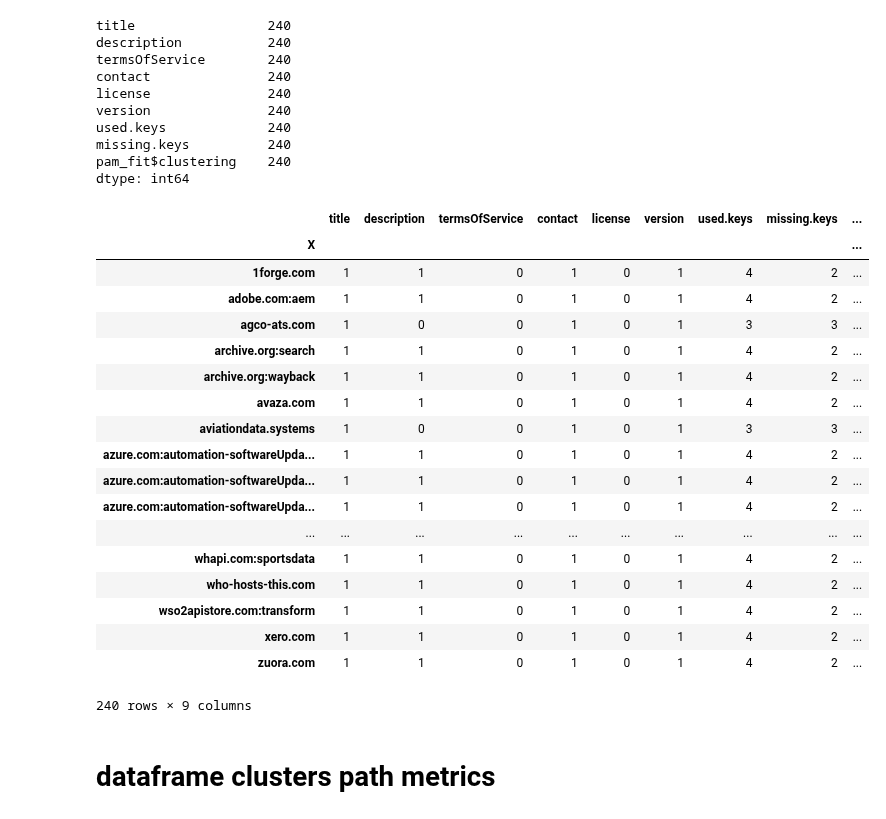
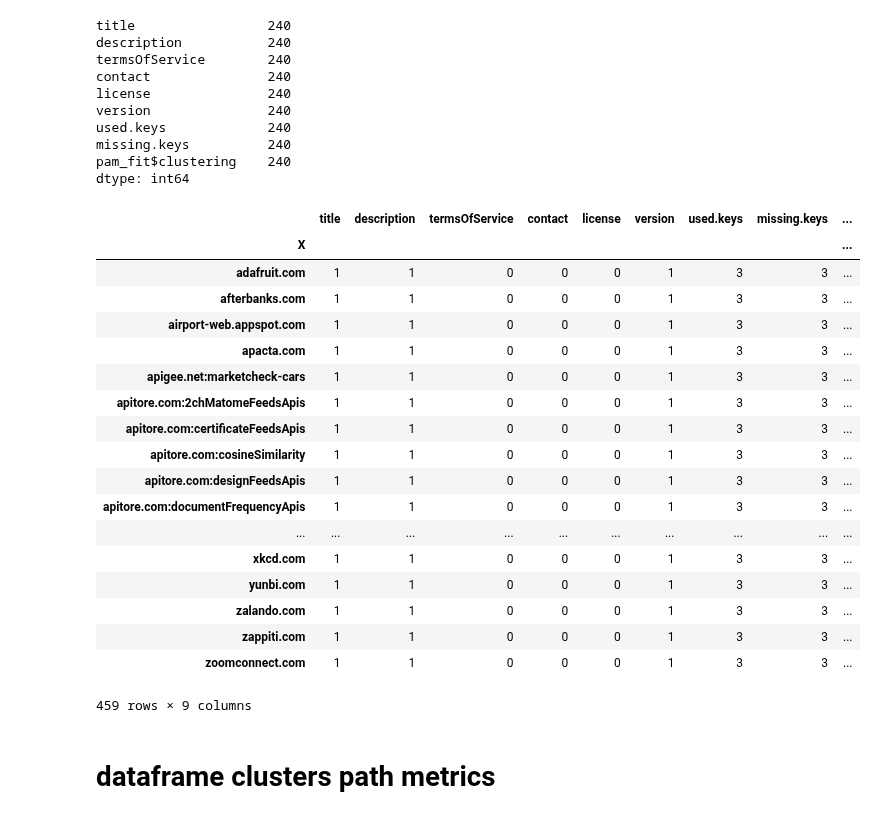
Before and after one commit to pmanlukas/thesisdata, a Jupyter notebook: combine dataframes.ipynb, the cells around one changed output. Cells and saved outputs as stored; diff of their text form; code cells hidden in the pictures.

```diff
--- a/combine dataframes.ipynb
+++ b/combine dataframes.ipynb
@@ -223,27 +231,27 @@ missing.keys          240
 pam_fit$clustering    240
 dtype: int64
 # %%
-infodf.loc[infodf['pam_fit$clustering'] == 1]
+infodf.loc[infodf['pam_fit$clustering'] == 3]
 # %% [output]
 |  | title | description | termsOfService | contact | license | version | used.keys | missing.keys | ... |
 | X |  |  |  |  |  |  |  |  | ... |
-| 1forge.com | 1 | 1 | 0 | 1 | 0 | 1 | 4 | 2 | ... |
-| adobe.com:aem | 1 | 1 | 0 | 1 | 0 | 1 | 4 | 2 | ... |
-| agco-ats.com | 1 | 0 | 0 | 1 | 0 | 1 | 3 | 3 | ... |
-| archive.org:search | 1 | 1 | 0 | 1 | 0 | 1 | 4 | 2 | ... |
-| archive.org:wayback | 1 | 1 | 0 | 1 | 0 | 1 | 4 | 2 | ... |
-| avaza.com | 1 | 1 | 0 | 1 | 0 | 1 | 4 | 2 | ... |
-| aviationdata.systems | 1 | 0 | 0 | 1 | 0 | 1 | 3 | 3 | ... |
-| azure.com:automation-softwareUpda... | 1 | 1 | 0 | 1 | 0 | 1 | 4 | 2 | ... |
-| azure.com:automation-softwareUpda... | 1 | 1 | 0 | 1 | 0 | 1 | 4 | 2 | ... |
-| azure.com:automation-softwareUpda... | 1 | 1 | 0 | 1 | 0 | 1 | 4 | 2 | ... |
+| adafruit.com | 1 | 1 | 0 | 0 | 0 | 1 | 3 | 3 | ... |
+| afterbanks.com | 1 | 1 | 0 | 0 | 0 | 1 | 3 | 3 | ... |
+| airport-web.appspot.com | 1 | 1 | 0 | 0 | 0 | 1 | 3 | 3 | ... |
+| apacta.com | 1 | 1 | 0 | 0 | 0 | 1 | 3 | 3 | ... |
+| apigee.net:marketcheck-cars | 1 | 1 | 0 | 0 | 0 | 1 | 3 | 3 | ... |
+| apitore.com:2chMatomeFeedsApis | 1 | 1 | 0 | 0 | 0 | 1 | 3 | 3 | ... |
+| apitore.com:certificateFeedsApis | 1 | 1 | 0 | 0 | 0 | 1 | 3 | 3 | ... |
+| apitore.com:cosineSimilarity | 1 | 1 | 0 | 0 | 0 | 1 | 3 | 3 | ... |
+| apitore.com:designFeedsApis | 1 | 1 | 0 | 0 | 0 | 1 | 3 | 3 | ... |
+| apitore.com:documentFrequencyApis | 1 | 1 | 0 | 0 | 0 | 1 | 3 | 3 | ... |
 | ... | ... | ... | ... | ... | ... | ... | ... | ... | ... |
-| whapi.com:sportsdata | 1 | 1 | 0 | 1 | 0 | 1 | 4 | 2 | ... |
-| who-hosts-this.com | 1 | 1 | 0 | 1 | 0 | 1 | 4 | 2 | ... |
-| wso2apistore.com:transform | 1 | 1 | 0 | 1 | 0 | 1 | 4 | 2 | ... |
-| xero.com | 1 | 1 | 0 | 1 | 0 | 1 | 4 | 2 | ... |
-| zuora.com | 1 | 1 | 0 | 1 | 0 | 1 | 4 | 2 | ... |
+| xkcd.com | 1 | 1 | 0 | 0 | 0 | 1 | 3 | 3 | ... |
+| yunbi.com | 1 | 1 | 0 | 0 | 0 | 1 | 3 | 3 | ... |
+| zalando.com | 1 | 1 | 0 | 0 | 0 | 1 | 3 | 3 | ... |
+| zappiti.com | 1 | 1 | 0 | 0 | 0 | 1 | 3 | 3 | ... |
+| zoomconnect.com | 1 | 1 | 0 | 0 | 0 | 1 | 3 | 3 | ... |
-240 rows × 9 columns
+459 rows × 9 columns
 # %% [markdown]
 # dataframe clusters path metrics
 # %%
```
Also changed, not shown: parts of 18 cells of this notebook, 14 other files.
